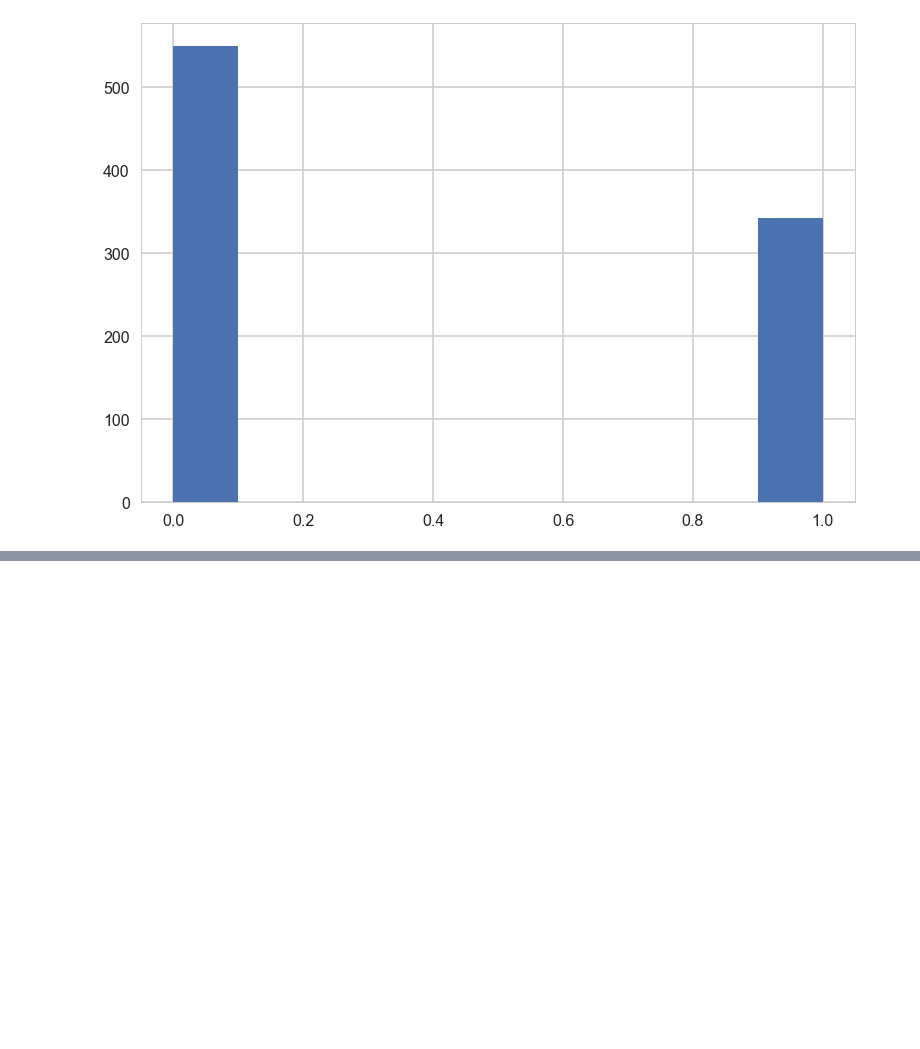
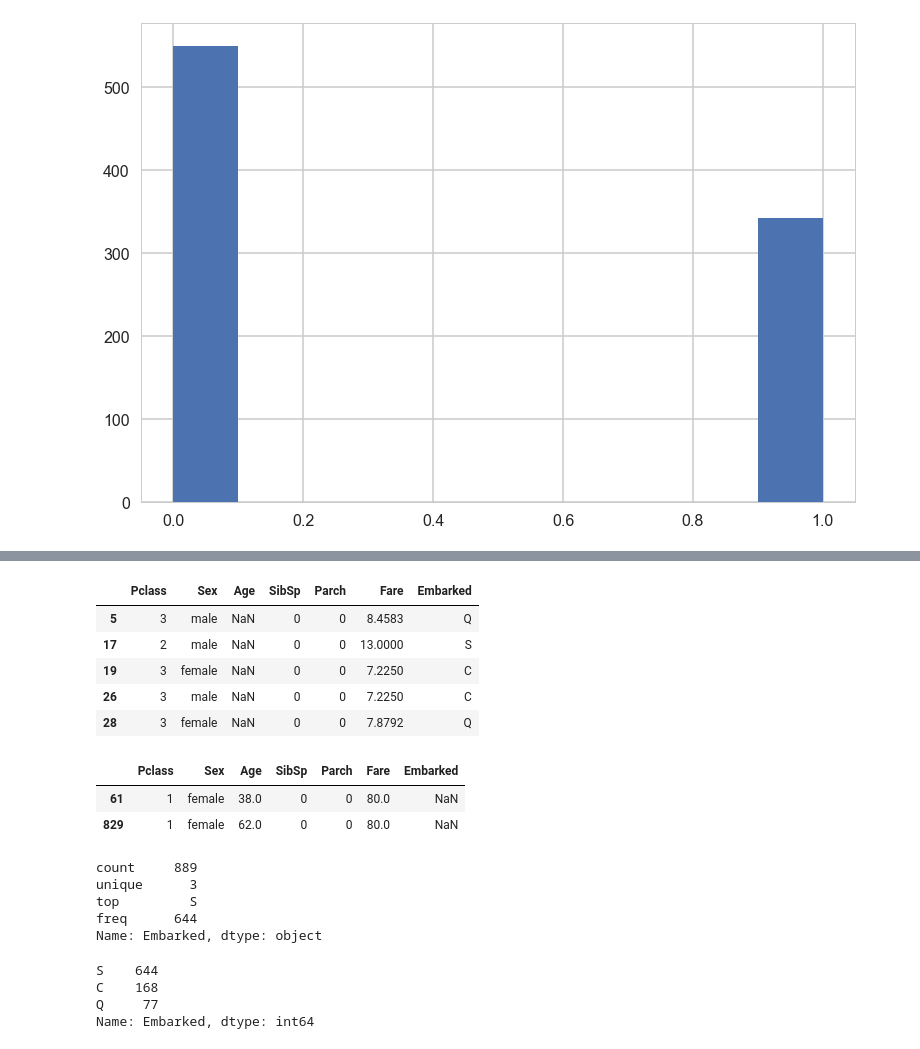
Before and after one commit to DataScienceMp109/Kaggle, a Jupyter notebook: Titanic_Competition.ipynb, the cells around one changed output, grey strips where cells are left out. Saved outputs shown, nothing was run; the diff lists cells and outputs as text; code cells hidden in the pictures; blank space fills up the shorter version.

```diff
--- a/Titanic_Competition.ipynb
+++ b/Titanic_Competition.ipynb
@@ -58,0 +89,23 @@ df['Survived'].hist()
+# %%
+new_df[new_df['Age'].isnull()].head()
+# %% [output]
+|  | Pclass | Sex | Age | SibSp | Parch | Fare | Embarked |
+| 5 | 3 | male | NaN | 0 | 0 | 8.4583 | Q |
+| 17 | 2 | male | NaN | 0 | 0 | 13.0000 | S |
+| 19 | 3 | female | NaN | 0 | 0 | 7.2250 | C |
+| 26 | 3 | male | NaN | 0 | 0 | 7.2250 | C |
+| 28 | 3 | female | NaN | 0 | 0 | 7.8792 | Q |
+# %%
+new_df[new_df['Embarked'].isnull()]
+# %% [output]
+|  | Pclass | Sex | Age | SibSp | Parch | Fare | Embarked |
+| 61 | 1 | female | 38.0 | 0 | 0 | 80.0 | NaN |
+| 829 | 1 | female | 62.0 | 0 | 0 | 80.0 | NaN |
+# %%
+new_df['Embarked'].describe()
+# %% [output]
+count     889
+unique      3
+top         S
+freq      644
+Name: Embarked, dtype: object
@@ -58,0 +114,7 @@ df['Survived'].hist()
+# %%
+new_df['Embarked'].value_counts()
+# %% [output]
+S    644
+C    168
+Q     77
+Name: Embarked, dtype: int64
```
Also changed, not shown: parts of 36 cells of this notebook.
